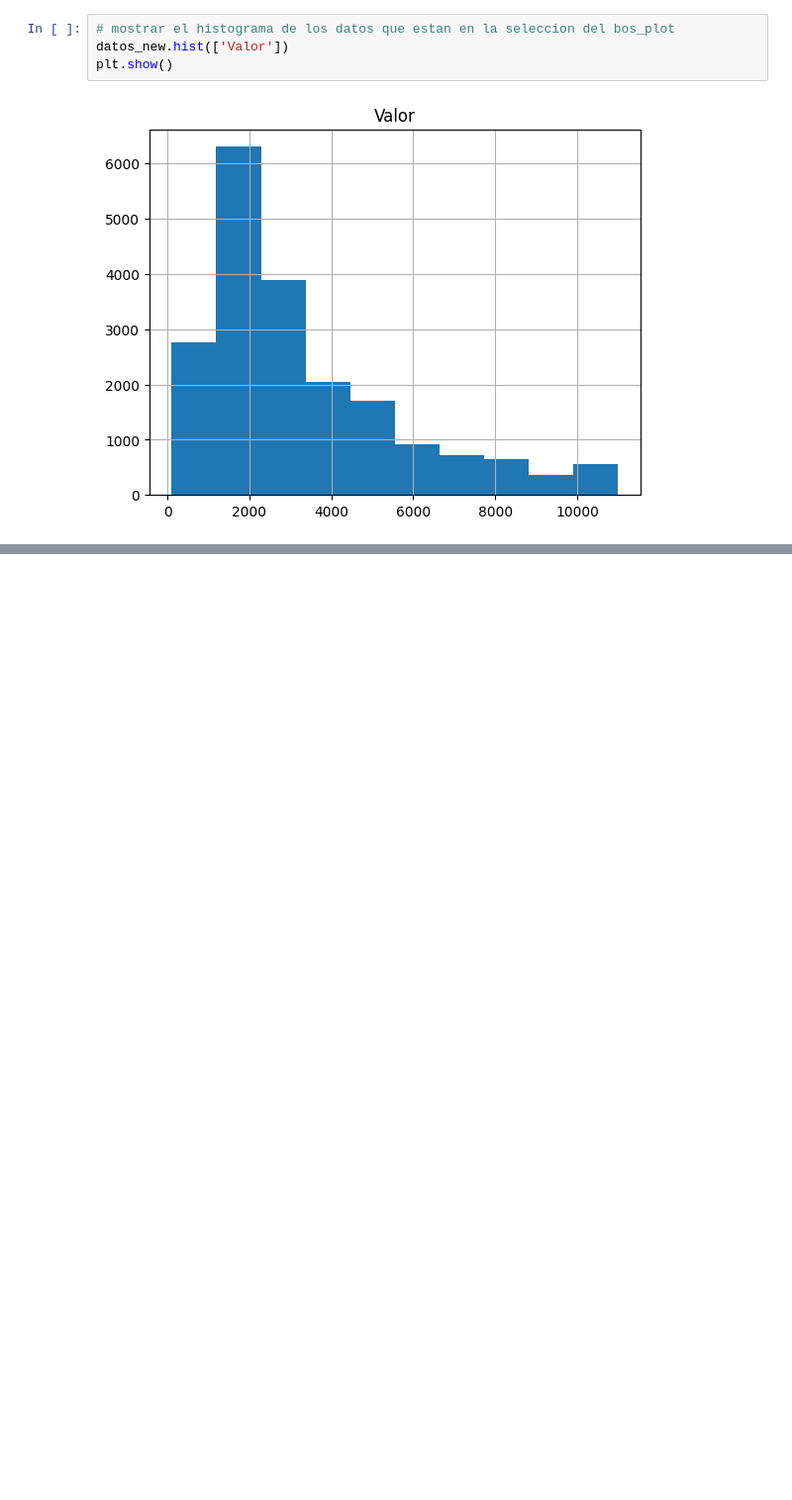
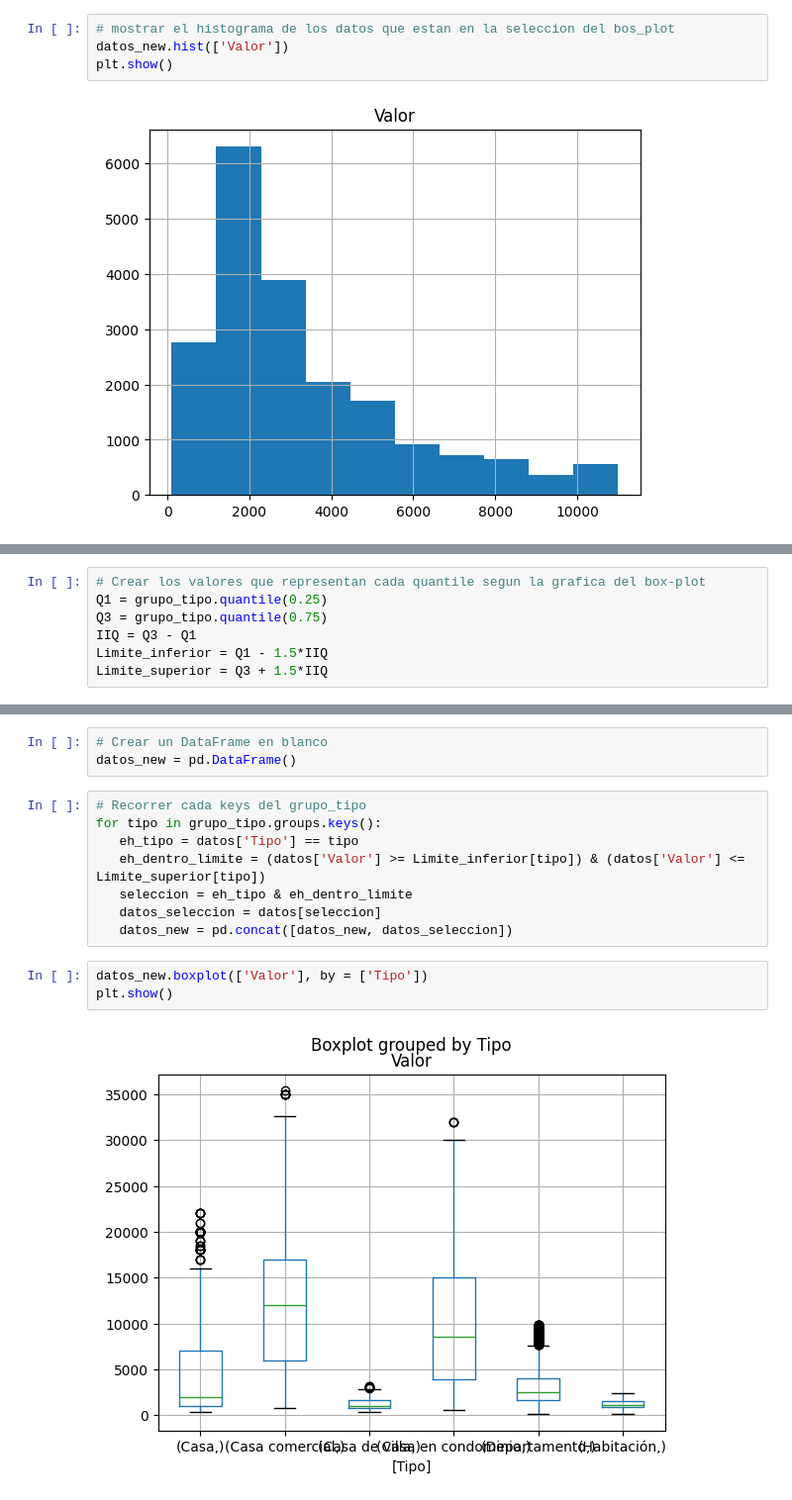
Before and after one commit to AngelMasterr/Python-para-Data-Science, a Jupyter notebook: Pandas - Tratamiento y Analisis de datos/Python_Data_Science/Identificando_y_excluyendo_Outliers.ipynb, the cells around one changed output, grey strips where cells are left out. Shown at 99% size. Drawn from its saved outputs; the diff is of its cells as text; blank space fills up the shorter version.

```diff
--- a/Pandas - Tratamiento y Analisis de datos/Python_Data_Science/Identificando_y_excluyendo_Outliers.ipynb
+++ b/Pandas - Tratamiento y Analisis de datos/Python_Data_Science/Identificando_y_excluyendo_Outliers.ipynb
@@ -69,0 +88,7 @@ plt.show()
+# %%
+# Crear los valores que representan cada quantile segun la grafica del box-plot
+Q1 = grupo_tipo.quantile(0.25)
+Q3 = grupo_tipo.quantile(0.75)
+IIQ = Q3 - Q1
+Limite_inferior = Q1 - 1.5*IIQ
+Limite_superior = Q3 + 1.5*IIQ
@@ -69,0 +117,16 @@ plt.show()
+# %%
+# Crear un DataFrame en blanco
+datos_new = pd.DataFrame()
+# %%
+# Recorrer cada keys del grupo_tipo
+for tipo in grupo_tipo.groups.keys():
+   eh_tipo = datos['Tipo'] == tipo
+   eh_dentro_limite = (datos['Valor'] >= Limite_inferior[tipo]) & (datos['Valor'] <= Limite_superior[tipo])
+   seleccion = eh_tipo & eh_dentro_limite
+   datos_seleccion = datos[seleccion]
+   datos_new = pd.concat([datos_new, datos_seleccion])
+# %%
+datos_new.boxplot(['Valor'], by = ['Tipo'])
+plt.show()
+# %% [output]
+[figure, added]
```
Also changed, not shown: parts of 8 cells of this notebook, 3 other files.
